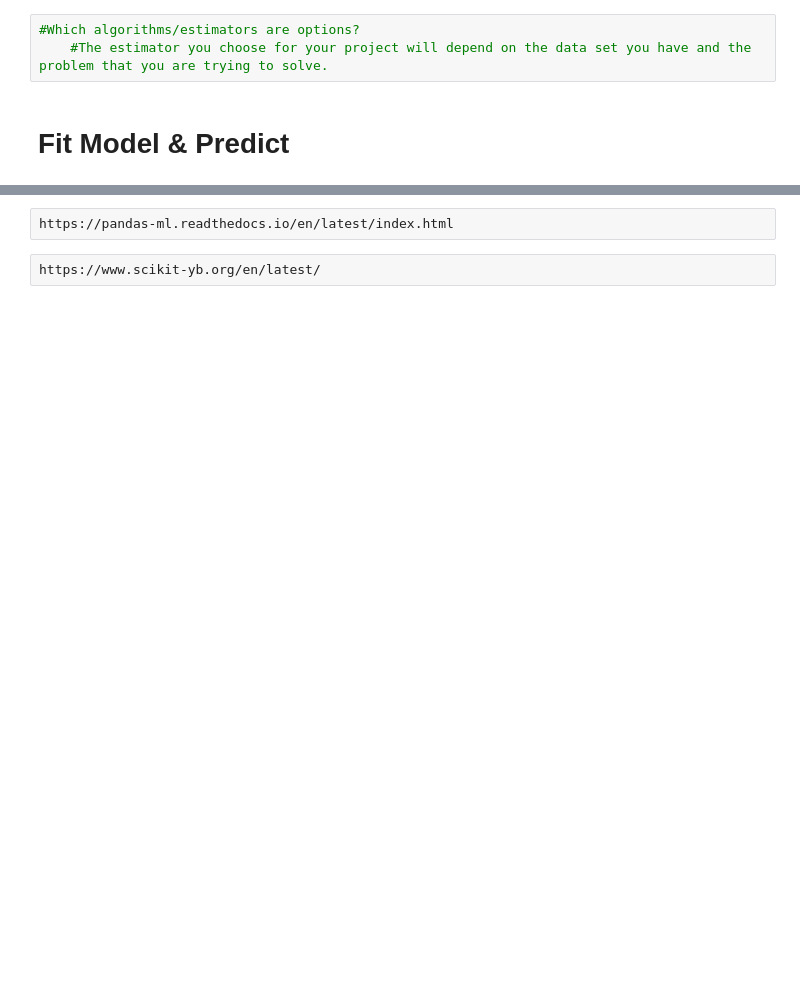
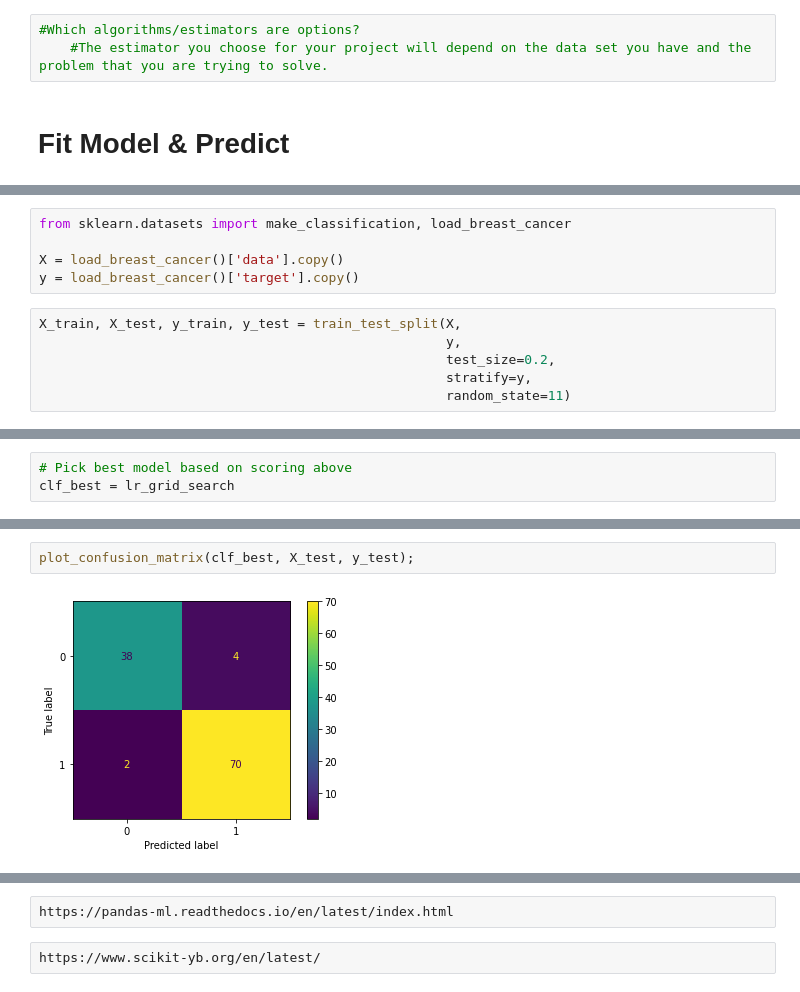
Before and after one commit to dilipalbert-datascientist/traditional-machine-learning, a Jupyter notebook: notebooks/ml_python/6a. Multiple-Classifiers-Pipeline-CV-Hyperparameters.ipynb, the cells around one changed output, grey strips where cells are left out. Saved outputs shown, nothing was run; the diff lists cells and outputs as text; blank space fills up the shorter version.

```diff
--- a/notebooks/ml_python/6a. Multiple-Classifiers-Pipeline-CV-Hyperparameters.ipynb
+++ b/notebooks/ml_python/6a. Multiple-Classifiers-Pipeline-CV-Hyperparameters.ipynb
@@ -477,0 +74,11 @@ print(f1_score(y_true, y_pred, average='binary'))
+# %%
+from sklearn.datasets import make_classification, load_breast_cancer
+
+X = load_breast_cancer()['data'].copy()
+y = load_breast_cancer()['target'].copy()
+# %%
+X_train, X_test, y_train, y_test = train_test_split(X,
+                                                    y,
+                                                    test_size=0.2,
+                                                    stratify=y,
+                                                    random_state=11)
@@ -477,0 +423,3 @@ print(f1_score(y_true, y_pred, average='binary'))
+# %%
+# Pick best model based on scoring above
+clf_best = lr_grid_search
@@ -477,0 +467,4 @@ print(f1_score(y_true, y_pred, average='binary'))
+# %%
+plot_confusion_matrix(clf_best, X_test, y_test);
+# %% [output]
+[figure, added]
```
Also changed, not shown: parts of 33 cells of this notebook.
